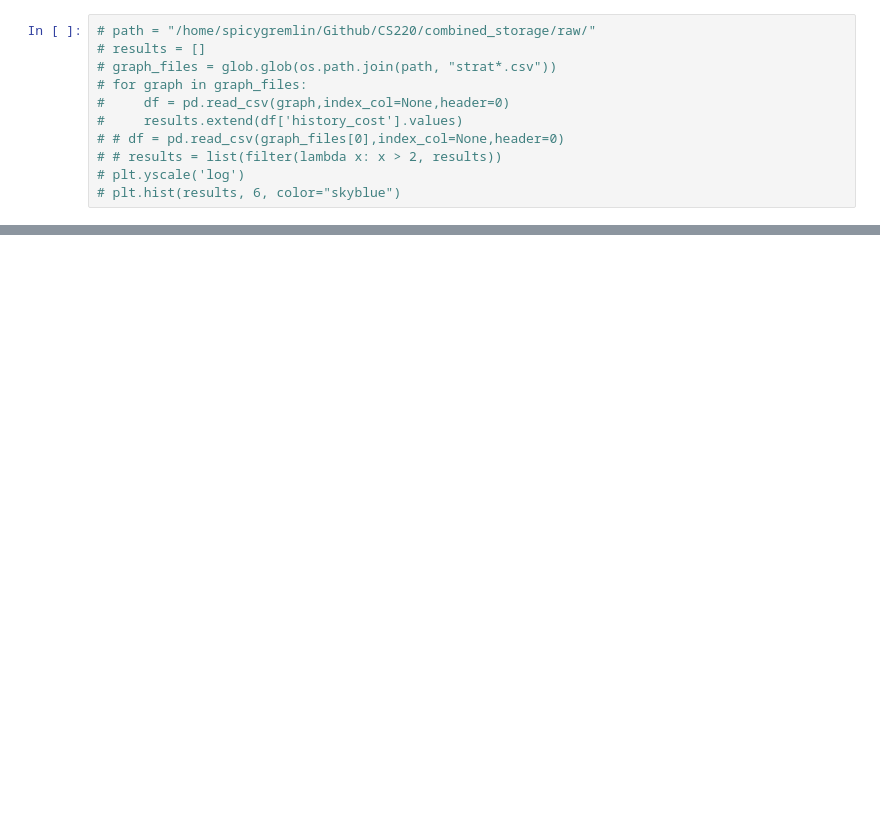
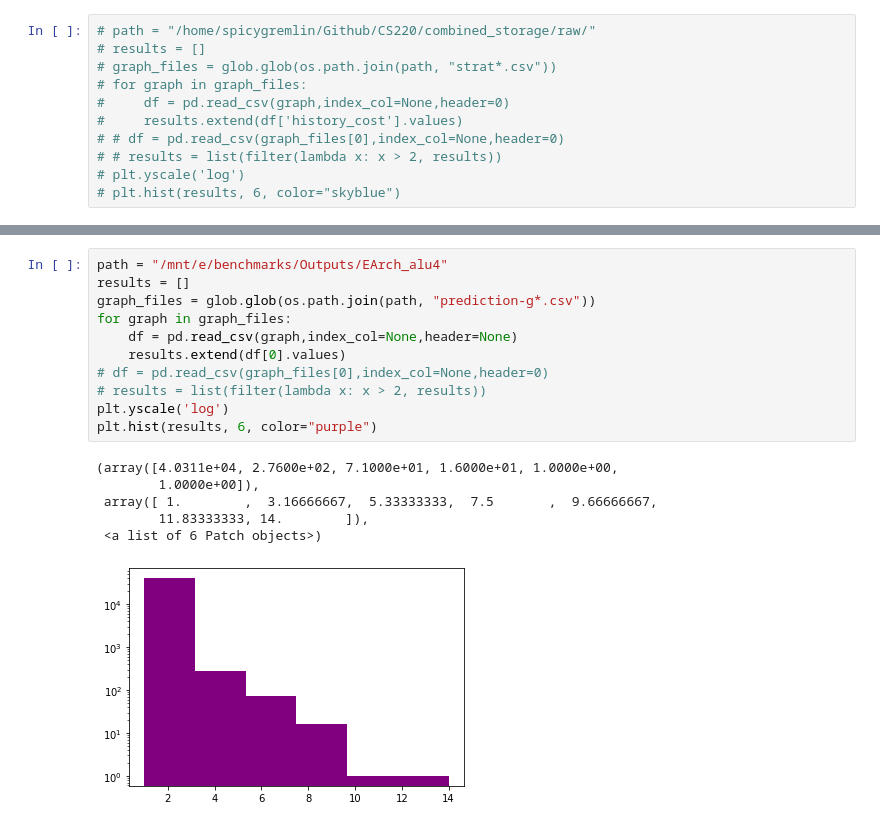
Before and after one commit to Embedded-Systems-Data-Science-Group/GNNVPR, a Jupyter notebook: GNNVPR/collection/metric.ipynb, the cells around one changed output, grey strips where cells are left out. Cells and saved outputs as stored; diff of their text form; blank space fills up the shorter version.

```diff
--- a/GNNVPR/collection/metric.ipynb
+++ b/GNNVPR/collection/metric.ipynb
@@ -53,2 +53,20 @@ plt.hist(results, 6, color="purple")
+# %%
+path = "/mnt/e/benchmarks/Outputs/EArch_alu4"
+results = []
+graph_files = glob.glob(os.path.join(path, "prediction-g*.csv"))
+for graph in graph_files:
+    df = pd.read_csv(graph,index_col=None,header=None)
+    results.extend(df[0].values)
+# df = pd.read_csv(graph_files[0],index_col=None,header=0)
+# results = list(filter(lambda x: x > 2, results))
+plt.yscale('log')
+plt.hist(results, 6, color="purple")
+# %% [output]
+(array([4.0311e+04, 2.7600e+02, 7.1000e+01, 1.6000e+01, 1.0000e+00,
+        1.0000e+00]),
+ array([ 1.        ,  3.16666667,  5.33333333,  7.5       ,  9.66666667,
+        11.83333333, 14.        ]),
+ <a list of 6 Patch objects>)
+[figure, added]
 # %%
 def metric(path, r_string, type_string):
```
Also changed, not shown: parts of 8 cells of this notebook, 4 other files.
